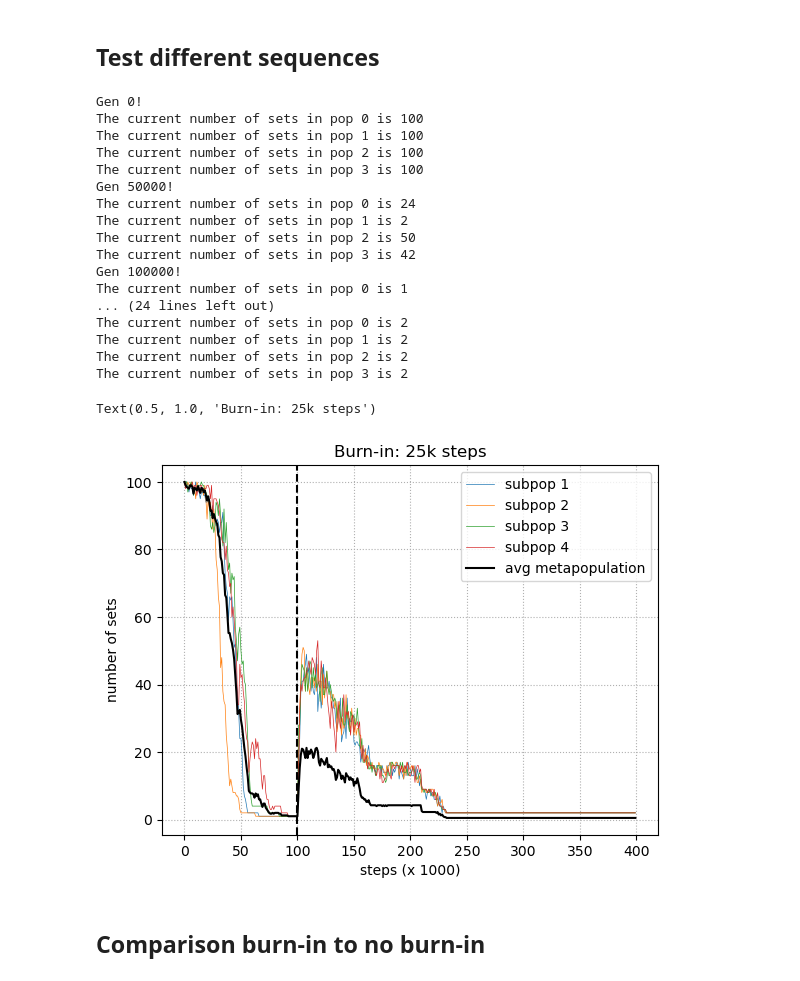
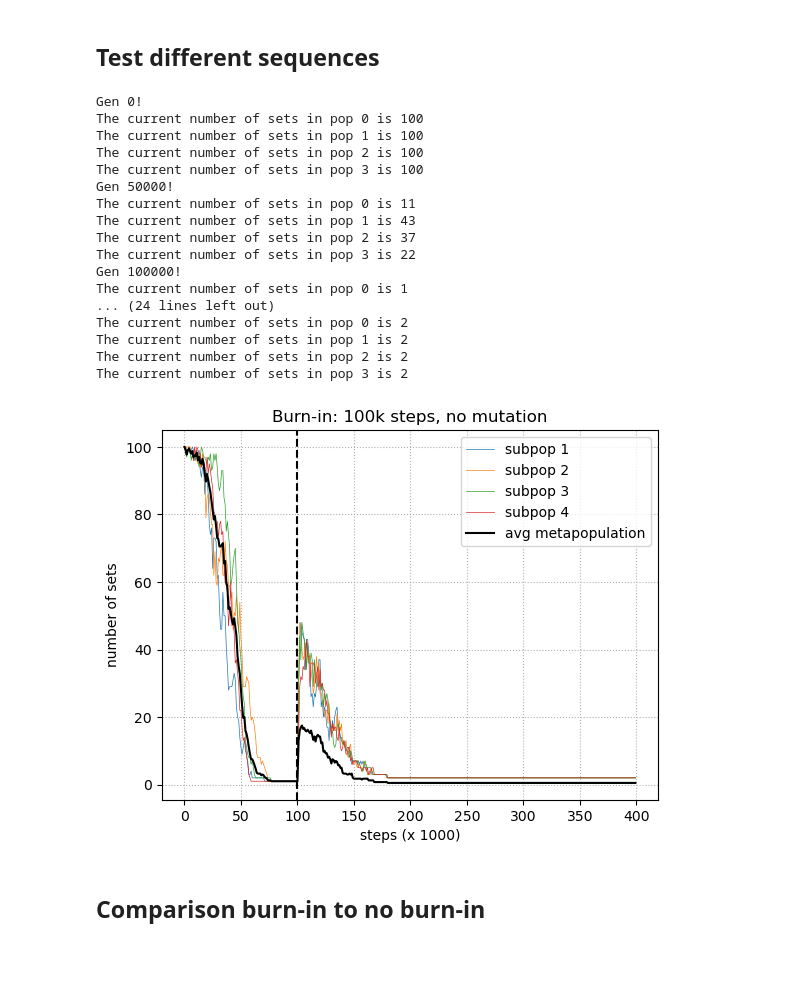
Before and after one commit to mtomasini/MetapopulationsPython, a Jupyter notebook: exploration.ipynb, the cells around one changed output. Drawn from its saved outputs; the diff is of its cells as text; code cells hidden in the pictures.

Commit message:
Added mutation rates

```diff
--- a/exploration.ipynb
+++ b/exploration.ipynb
@@ -284,7 +284,7 @@ Text(0.5, 1.0, 'Total population = 400')
 # %% [markdown]
 ## Test different sequences
 # %%
-migrations = np.genfromtxt('./configs/stepping_stone.csv', delimiter=',')
+migrations = np.genfromtxt('./configs/stepping_stone_4pop.csv', delimiter=',')
 
 migrations_zero = np.zeros((4,4))
 
@@ -342,10 +342,10 @@ The current number of sets in pop 1 is 100
 The current number of sets in pop 2 is 100
 The current number of sets in pop 3 is 100
 Gen 50000!
-The current number of sets in pop 0 is 24
-The current number of sets in pop 1 is 2
-The current number of sets in pop 2 is 50
-The current number of sets in pop 3 is 42
+The current number of sets in pop 0 is 11
+The current number of sets in pop 1 is 43
+The current number of sets in pop 2 is 37
+The current number of sets in pop 3 is 22
 Gen 100000!
 The current number of sets in pop 0 is 1
 ... (24 lines left out)
@@ -356,18 +356,18 @@ The current number of sets in pop 3 is 2
 # %%
 plt.plot(range(int((burn_in + simulation_time) / 1000)), counts_pop_1, linewidth=0.5)
 plt.plot(range(int((burn_in + simulation_time) / 1000)), counts_pop_2, linewidth=0.5)
 plt.plot(range(int((burn_in + simulation_time) / 1000)), counts_pop_3, linewidth=0.5)
 plt.plot(range(int((burn_in + simulation_time) / 1000)), counts_pop_4, linewidth=0.5)
 plt.plot(range(int((burn_in + simulation_time) / 1000)), np.array(counts_metapop) / 4, linewidth=1.5, color="black")
 plt.axvline(x = burn_in/1000, linestyle="--", color = "black")
 plt.grid(linestyle=":")
 plt.xlabel("steps (x 1000)")
 plt.ylabel("number of sets")
 plt.legend(["subpop 1", "subpop 2", "subpop 3", "subpop 4", "avg metapopulation"])
-plt.title("Burn-in: 25k steps")
+plt.title(f"Burn-in: {int(burn_in/1000)}k steps, no mutation")
+plt.savefig("no_mutation_test.png")
 # %% [output]
-Text(0.5, 1.0, 'Burn-in: 25k steps')
-[figure, old version]
+[figure, new version]
 # %% [markdown]
 ## Comparison burn-in to no burn-in
 # %%
```
Also changed, not shown: parts of 7 cells of this notebook, 5 other files.
